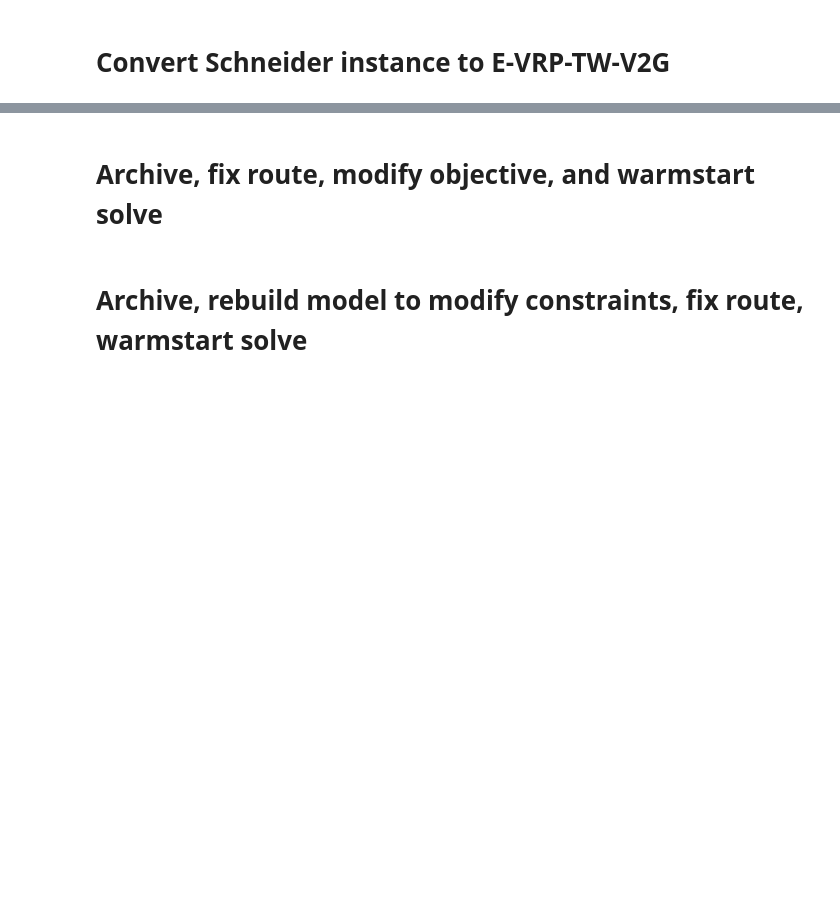
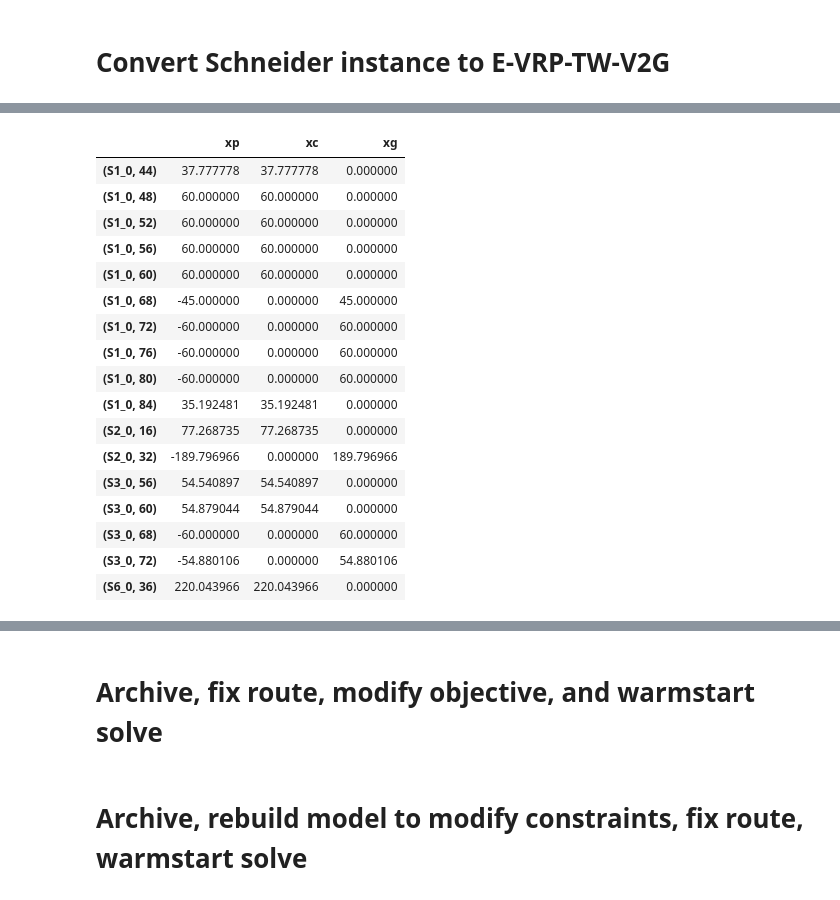
Before and after one commit to rariss/E-VRP-TW-V2G, a Jupyter notebook: evrp/e-vrp-tw.ipynb, the cells around one changed output, grey strips where cells are left out. Saved outputs shown, nothing was run; the diff lists cells and outputs as text; code cells hidden in the pictures; blank space fills up the shorter version.

```diff
--- a/evrp/e-vrp-tw.ipynb
+++ b/evrp/e-vrp-tw.ipynb
@@ -94,2 +94,27 @@ x, xp, traces, routes = plot_evrptwv2g(m, save=True)
+# %%
+dfs = []
+for k, v in {'xp': m.instance.xp, 'xc': m.instance.xc, 'xg': m.instance.xg}.items():
+    dfs.append(pd.DataFrame.from_dict(data=v.get_values(), orient='index', columns=[k]))
+df = pd.concat(dfs, axis=1)
+df[(df>0).any(axis=1)]
+# %% [output]
+|  | xp | xc | xg |
+| (S1_0, 44) | 37.777778 | 37.777778 | 0.000000 |
+| (S1_0, 48) | 60.000000 | 60.000000 | 0.000000 |
+| (S1_0, 52) | 60.000000 | 60.000000 | 0.000000 |
+| (S1_0, 56) | 60.000000 | 60.000000 | 0.000000 |
+| (S1_0, 60) | 60.000000 | 60.000000 | 0.000000 |
+| (S1_0, 68) | -45.000000 | 0.000000 | 45.000000 |
+| (S1_0, 72) | -60.000000 | 0.000000 | 60.000000 |
+| (S1_0, 76) | -60.000000 | 0.000000 | 60.000000 |
+| (S1_0, 80) | -60.000000 | 0.000000 | 60.000000 |
+| (S1_0, 84) | 35.192481 | 35.192481 | 0.000000 |
+| (S2_0, 16) | 77.268735 | 77.268735 | 0.000000 |
+| (S2_0, 32) | -189.796966 | 0.000000 | 189.796966 |
+| (S3_0, 56) | 54.540897 | 54.540897 | 0.000000 |
+| (S3_0, 60) | 54.879044 | 54.879044 | 0.000000 |
+| (S3_0, 68) | -60.000000 | 0.000000 | 60.000000 |
+| (S3_0, 72) | -54.880106 | 0.000000 | 54.880106 |
+| (S6_0, 36) | 220.043966 | 220.043966 | 0.000000 |
 # %%
 routes
```
Also changed, not shown: parts of 9 cells of this notebook, 1 other file.
